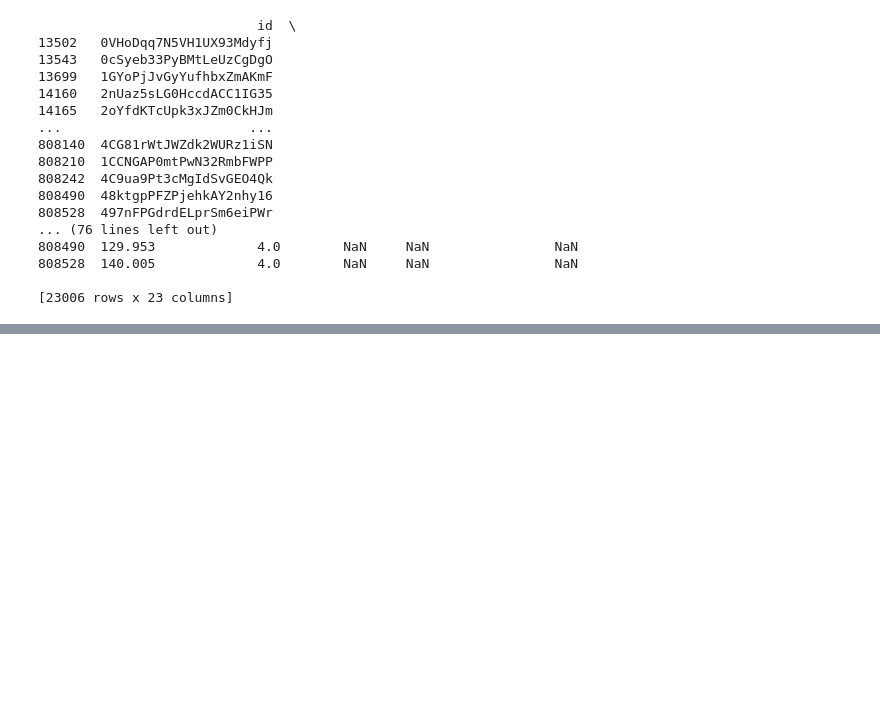
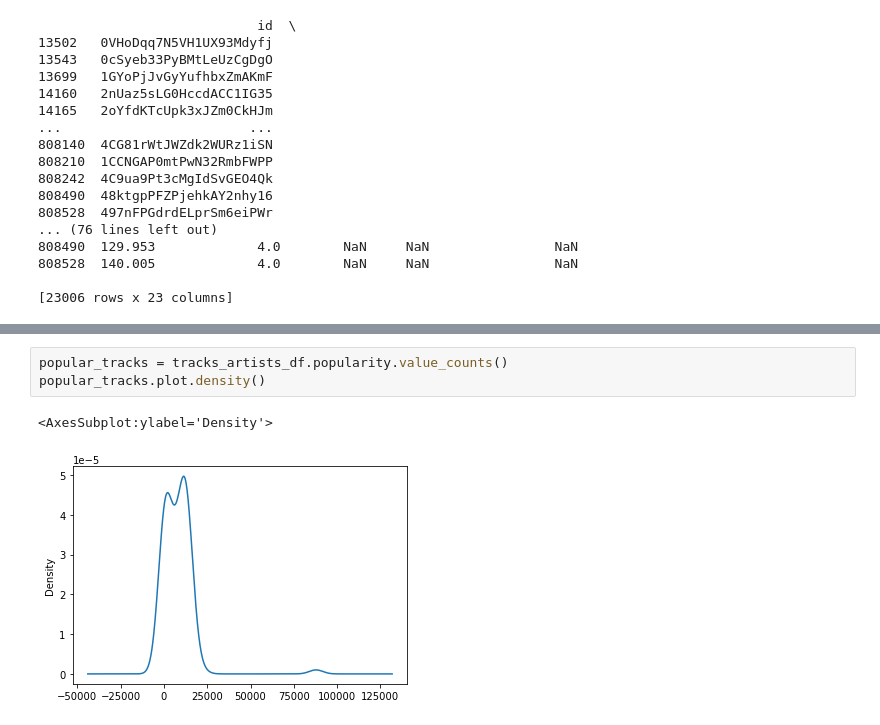
Before and after one commit to halmasieh/Spotify_Analysis, a Jupyter notebook: spotify_etl.ipynb, the cells around one changed output, grey strips where cells are left out. Saved outputs shown, nothing was run; the diff lists cells and outputs as text; blank space fills up the shorter version.

```diff
--- a/spotify_etl.ipynb
+++ b/spotify_etl.ipynb
@@ -641,0 +806,6 @@ if duplicate_in_tracks_artists.any():
+# %%
+popular_tracks = tracks_artists_df.popularity.value_counts()
+popular_tracks.plot.density()
+# %% [output]
+<AxesSubplot:ylabel='Density'>
+[figure, added]
```
Also changed, not shown: parts of 27 cells of this notebook.
